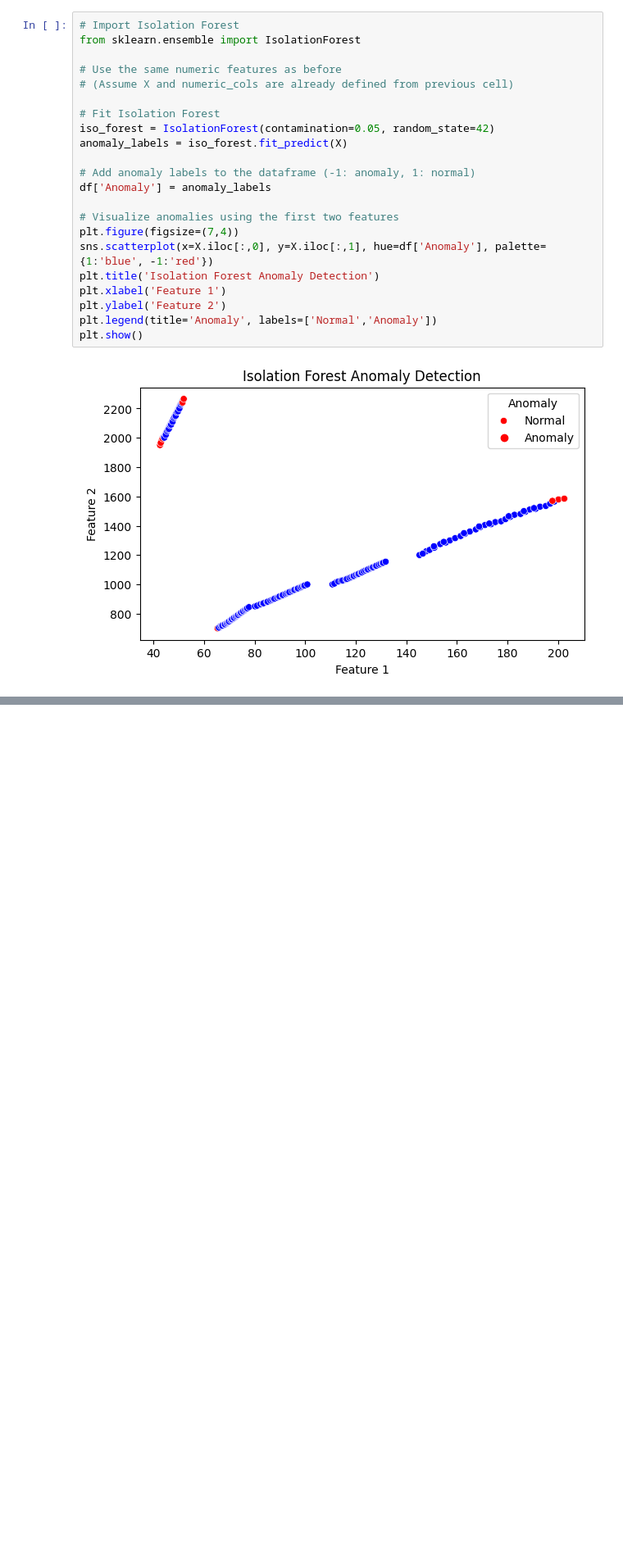
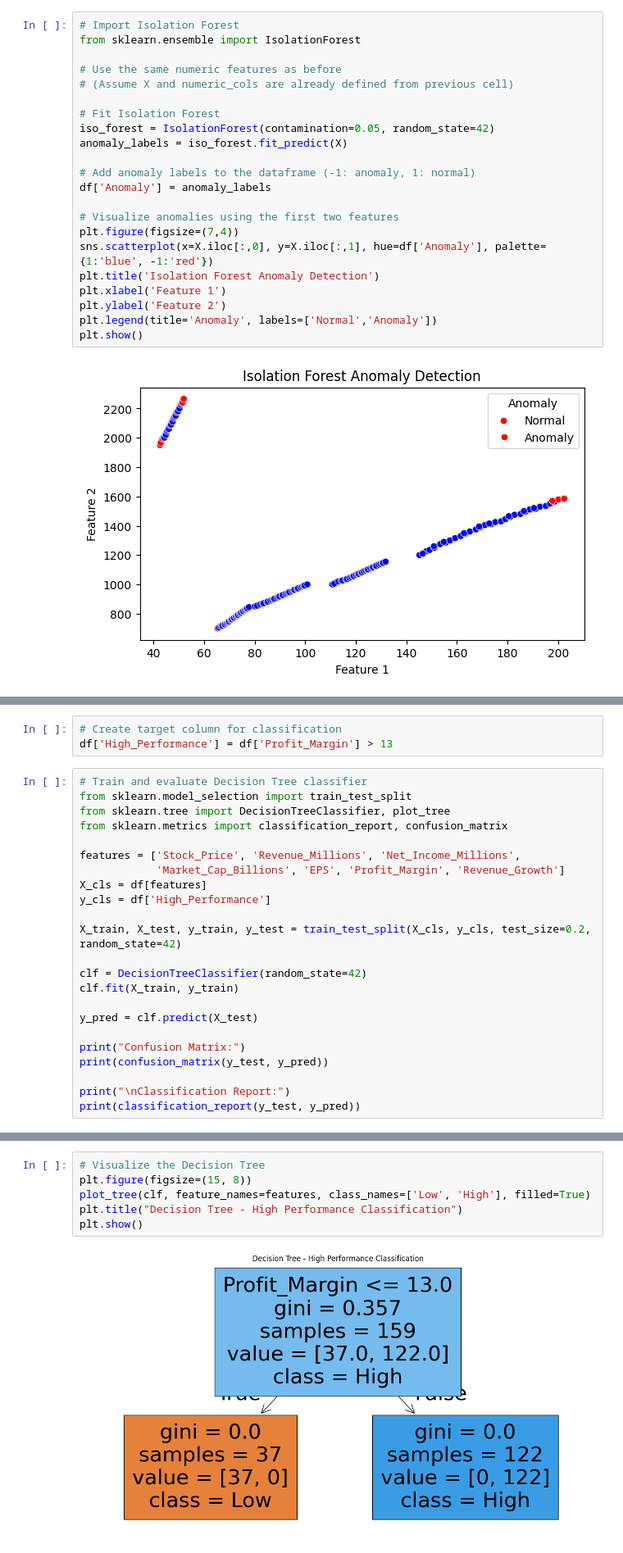
Before and after one commit to MMMakena/DataMining_GroupProject_Group2, a Jupyter notebook: notebooks/3_data_mining.ipynb, the cells around one changed output, grey strips where cells are left out. Shown at 82% size. Cells and saved outputs as stored; diff of their text form; blank space fills up the shorter version.

```diff
--- a/notebooks/3_data_mining.ipynb
+++ b/notebooks/3_data_mining.ipynb
@@ -82,0 +91,26 @@ plt.show()
+# %%
+# Create target column for classification
+df['High_Performance'] = df['Profit_Margin'] > 13
+# %%
+# Train and evaluate Decision Tree classifier
+from sklearn.model_selection import train_test_split
+from sklearn.tree import DecisionTreeClassifier, plot_tree
+from sklearn.metrics import classification_report, confusion_matrix
+
+features = ['Stock_Price', 'Revenue_Millions', 'Net_Income_Millions',
+            'Market_Cap_Billions', 'EPS', 'Profit_Margin', 'Revenue_Growth']
+X_cls = df[features]
+y_cls = df['High_Performance']
+
+X_train, X_test, y_train, y_test = train_test_split(X_cls, y_cls, test_size=0.2, random_state=42)
+
+clf = DecisionTreeClassifier(random_state=42)
+clf.fit(X_train, y_train)
+
+y_pred = clf.predict(X_test)
+
+print("Confusion Matrix:")
+print(confusion_matrix(y_test, y_pred))
+
+print("\nClassification Report:")
+print(classification_report(y_test, y_pred))
@@ -82,0 +131,8 @@ plt.show()
+# %%
+# Visualize the Decision Tree
+plt.figure(figsize=(15, 8))
+plot_tree(clf, feature_names=features, class_names=['Low', 'High'], filled=True)
+plt.title("Decision Tree - High Performance Classification")
+plt.show()
+# %% [output]
+[figure, added]
```
Also changed, not shown: parts of 3 cells of this notebook, 2 other files.
